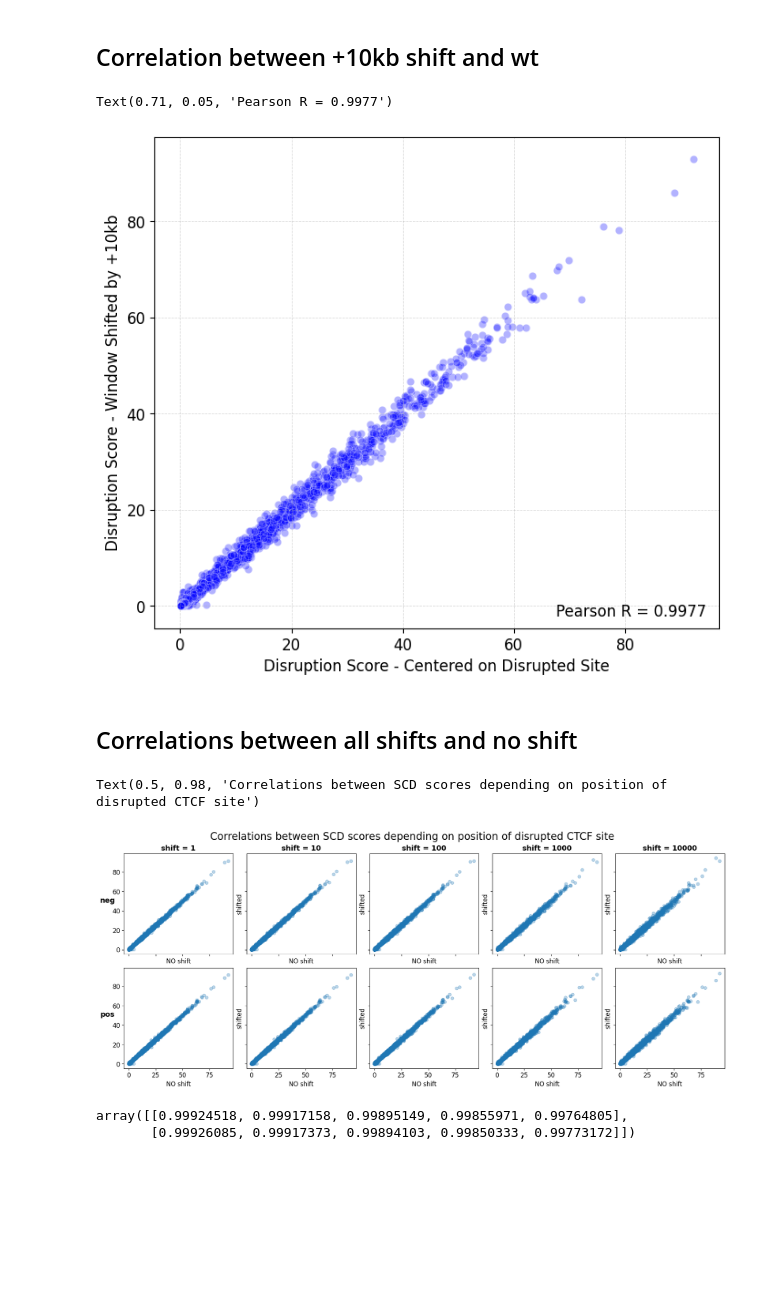
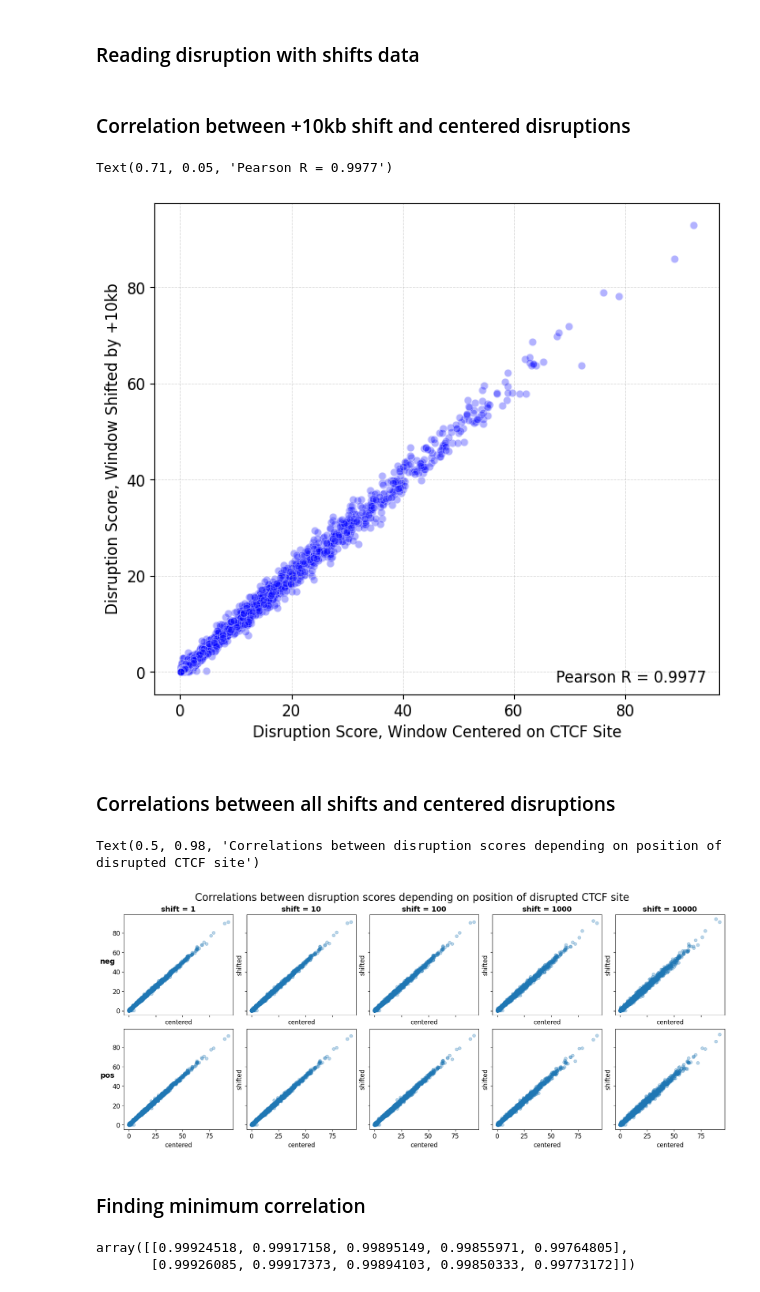
Before and after one commit to Fudenberg-Research-Group/akitaV2-analyses, a Jupyter notebook: experiments/genomic_disruption/shifted_permutations/analysis/analysis.ipynb, the cells around one changed output. Drawn from its saved outputs; the diff is of its cells as text; code cells hidden in the pictures; blank space fills up the shorter version.

Commit message:
linting, refactoring, polishing notebooks - shifted disruptions

```diff
--- a/experiments/genomic_disruption/shifted_permutations/analysis/analysis.ipynb
+++ b/experiments/genomic_disruption/shifted_permutations/analysis/analysis.ipynb
@@ -20,26 +10,28 @@ To enable the following instructions: AVX2 FMA, in other operations, rebuild Ten
+# %% [markdown]
+### Reading disruption with shifts data
 # %%
 df = read_multi_model_shifts_data()
 # %% [markdown]
-## Correlation between +10kb shift and wt
+### Correlation between +10kb shift and centered disruptions
 # %%
 plt.figure(figsize=(8, 7))
 
 plt.scatter(x=df["SCD_no_ave"], y=df["SCD_p10000_ave"], alpha=0.3, edgecolors='w', linewidth=0.5, color='blue')
 perm_corr = round(stats.pearsonr(df["SCD_no_ave"], df["SCD_p10000_ave"]).statistic, 4)
 
-plt.xlabel("Disruption Score - Centered on Disrupted Site")
-plt.ylabel("Disruption Score - Window Shifted by +10kb")
+plt.xlabel("Disruption Score, Window Centered on CTCF Site")
+plt.ylabel("Disruption Score, Window Shifted by +10kb")
 
 plt.grid(True, which='both', linestyle='--', linewidth=0.5, alpha=0.5)
 
 plt.text(x=0.71, y=0.05, s=f"Pearson R = {perm_corr}", transform=plt.gca().transAxes, verticalalignment='top')
 
 # plt.savefig("./plots/disruption_score_centered_vs_shifted.pdf", format="pdf", bbox_inches="tight")
 # %% [output]
 Text(0.71, 0.05, 'Pearson R = 0.9977')
-[figure, old version]
+[figure, new version]
 # %% [markdown]
-## Correlations between all shifts and no shift
+### Correlations between all shifts and centered disruptions
 # %%
 shifts = ["1", "10", "100", "1000", "10000"]
 shifts_corr_summary = np.zeros((2, 5))
@@ -61,10 +53,10 @@ for shift_index in range(len(shifts)):
     axs[0, shift_index].scatter(x=wt, y=neg_shift, alpha=0.3)
     axs[1, shift_index].scatter(x=wt, y=pos_shift, alpha=0.3)
 
-    axs[0, shift_index].set_xlabel("NO shift")
+    axs[0, shift_index].set_xlabel("centered")
     axs[0, shift_index].set_ylabel("shifted")
 
-    axs[1, shift_index].set_xlabel("NO shift")
+    axs[1, shift_index].set_xlabel("centered")
     axs[1, shift_index].set_ylabel("shifted")
 
 col_names = [f"shift = {i}" for i in shifts]
@@ -80,10 +72,12 @@ for ax, row in zip(
 ):
     ax.set_ylabel(row, rotation=0, fontsize=14, labelpad=10, fontdict=dict(weight="bold"))
 
-fig.suptitle("Correlations between SCD scores depending on position of disrupted CTCF site", fontsize=20)
+fig.suptitle("Correlations between disruption scores depending on position of disrupted CTCF site", fontsize=20)
 # %% [output]
-Text(0.5, 0.98, 'Correlations between SCD scores depending on position of disrupted CTCF site')
+Text(0.5, 0.98, 'Correlations between disruption scores depending on position of disrupted CTCF site')
-[figure, old version]
+[figure, new version]
+# %% [markdown]
+### Finding minimum correlation
 # %%
 shifts_corr_summary
 # %% [output]
```
Also changed, not shown: parts of 1 cell of this notebook, 3 other files.
